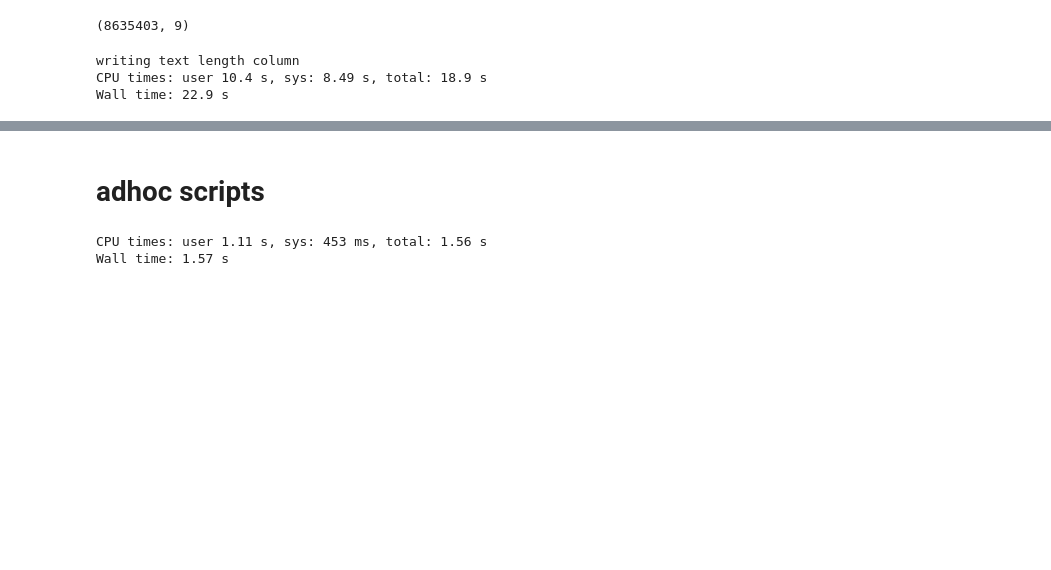
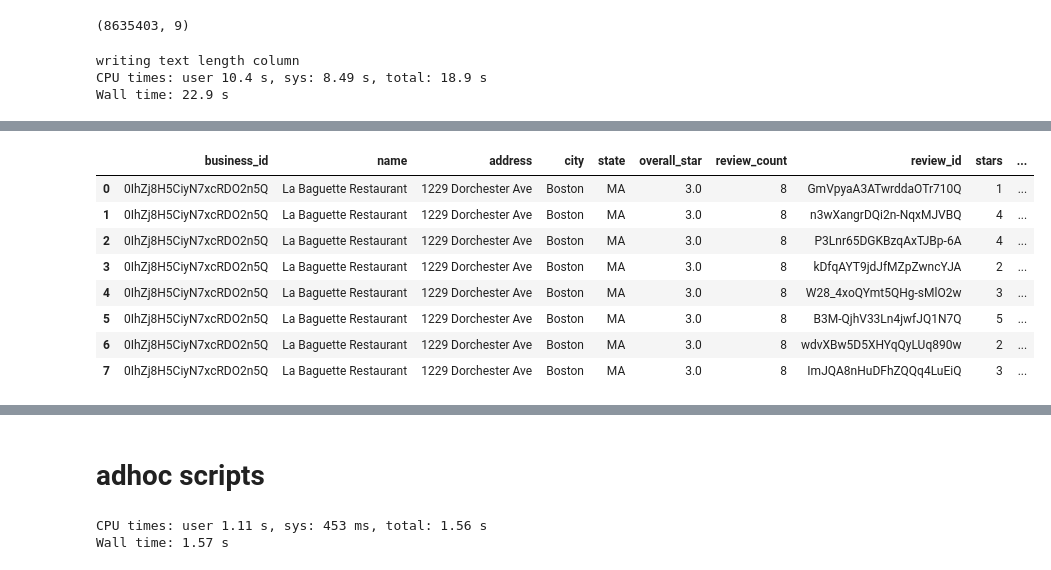
Before and after one commit to justinxu421/restaurant_planner, a Jupyter notebook: yelp.ipynb, the cells around one changed output, grey strips where cells are left out. Saved outputs shown, nothing was run; the diff lists cells and outputs as text; code cells hidden in the pictures; blank space fills up the shorter version.

```diff
--- a/yelp.ipynb
+++ b/yelp.ipynb
@@ -34,3 +34,38 @@ from constants import STANFORD, CAMBRIDGE, VANCOUVER
 utils.make_index('yelp.db', 'tips', 'business_id')
 utils.make_index('yelp.db', 'reviews', 'business_id')
 utils.make_index('yelp.db', 'businesses', 'business_id')
+# %%
+%%time
+engine = create_engine("sqlite:///yelp.db", echo=False)
+query = """WITH close_businesses AS (SELECT
+                business_id,
+                name,
+                address,
+                city,
+                state,
+                stars,
+                review_count
+            FROM businesses
+            WHERE business_id = '0IhZj8H5CiyN7xcRDO2n5Q'
+            )
+            SELECT
+                close_businesses.business_id,
+                name,
+                address,
+                city,
+                state,
+                close_businesses.stars as overall_star,
+                review_count,
+                review_id,
+                reviews.stars,
+                text,
+                date
+            FROM close_businesses
+            LEFT JOIN reviews
+                ON close_businesses.business_id = reviews.business_id
+            """
+pd.read_sql(
+    query,
+    con=engine,
+)
+# %% [output]
@@ -37,3 +74,12 @@ utils.make_index('yelp.db', 'businesses', 'business_id')
+|  | business_id | name | address | city | state | overall_star | review_count | review_id | stars | ... |
+| 0 | 0IhZj8H5CiyN7xcRDO2n5Q | La Baguette Restaurant | 1229 Dorchester Ave | Boston | MA | 3.0 | 8 | GmVpyaA3ATwrddaOTr710Q | 1 | ... |
+| 1 | 0IhZj8H5CiyN7xcRDO2n5Q | La Baguette Restaurant | 1229 Dorchester Ave | Boston | MA | 3.0 | 8 | n3wXangrDQi2n-NqxMJVBQ | 4 | ... |
+| 2 | 0IhZj8H5CiyN7xcRDO2n5Q | La Baguette Restaurant | 1229 Dorchester Ave | Boston | MA | 3.0 | 8 | P3Lnr65DGKBzqAxTJBp-6A | 4 | ... |
+| 3 | 0IhZj8H5CiyN7xcRDO2n5Q | La Baguette Restaurant | 1229 Dorchester Ave | Boston | MA | 3.0 | 8 | kDfqAYT9jdJfMZpZwncYJA | 2 | ... |
+| 4 | 0IhZj8H5CiyN7xcRDO2n5Q | La Baguette Restaurant | 1229 Dorchester Ave | Boston | MA | 3.0 | 8 | W28_4xoQYmt5QHg-sMlO2w | 3 | ... |
+| 5 | 0IhZj8H5CiyN7xcRDO2n5Q | La Baguette Restaurant | 1229 Dorchester Ave | Boston | MA | 3.0 | 8 | B3M-QjhV33Ln4jwfJQ1N7Q | 5 | ... |
+| 6 | 0IhZj8H5CiyN7xcRDO2n5Q | La Baguette Restaurant | 1229 Dorchester Ave | Boston | MA | 3.0 | 8 | wdvXBw5D5XHYqQyLUq890w | 2 | ... |
+| 7 | 0IhZj8H5CiyN7xcRDO2n5Q | La Baguette Restaurant | 1229 Dorchester Ave | Boston | MA | 3.0 | 8 | ImJQA8nHuDFhZQQq4LuEiQ | 3 | ... |
 # %%
 %%time
 engine = create_engine("sqlite:///yelp.db", echo=False)
```
Also changed, not shown: parts of 2 cells of this notebook, 8 other files.
